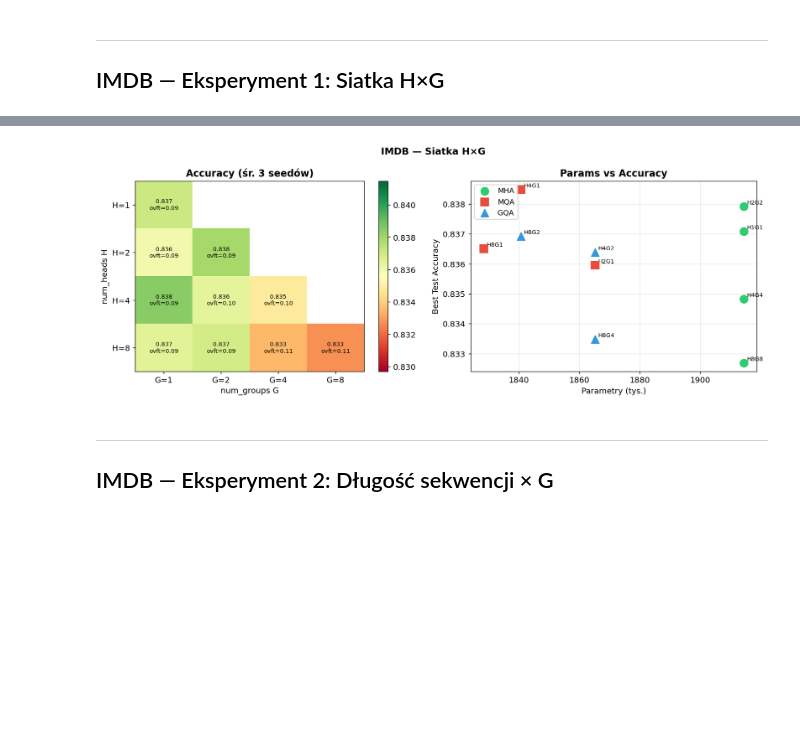
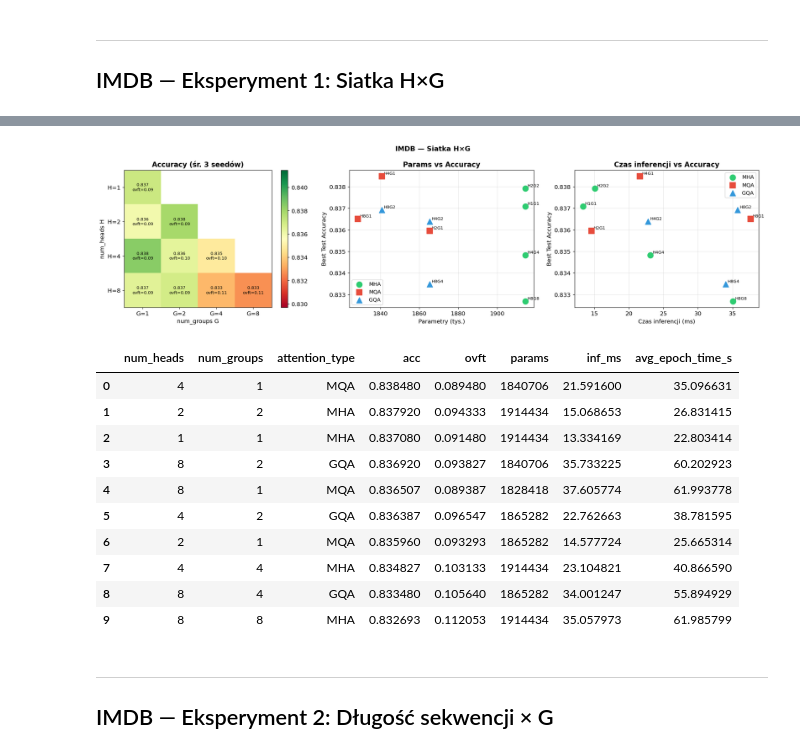
Before and after one commit to mikolaj-olesinski/Deep-Neural-Networks-PWR, a Jupyter notebook: lab12/lista12_wyniki_analiza.ipynb, the cells around one changed output, grey strips where cells are left out. Cells and saved outputs as stored; diff of their text form; code cells hidden in the pictures; blank space fills up the shorter version.

```diff
--- a/lab12/lista12_wyniki_analiza.ipynb
+++ b/lab12/lista12_wyniki_analiza.ipynb
@@ -43,11 +44,13 @@ InsectWingbeat ukończone: 33
 exp1 = df_imdb[df_imdb['run_name'].str.startswith('grid_')].copy()
 
 grid = exp1.groupby(['num_heads', 'num_groups', 'attention_type']).agg(
-    acc  = ('best_test_acc', 'mean'),
-    ovft = ('overfitting_gap', 'mean'),
+    acc    = ('best_test_acc', 'mean'),
+    ovft   = ('overfitting_gap', 'mean'),
     params = ('num_params', 'first'),
+    inf_ms = ('inference_time_ms', 'mean'),
+    avg_epoch_time_s = ('avg_epoch_time_s', 'mean'),
 ).reset_index()
 
-print(grid[['num_heads','num_groups','attention_type','acc','ovft','params']]
-      .sort_values('acc', ascending=False).to_string(index=False))
+display(grid[['num_heads','num_groups','attention_type','acc','ovft','params','inf_ms', 'avg_epoch_time_s']]
+        .sort_values('acc', ascending=False).reset_index(drop=True))
 # %% [output]
@@ -66,7 +69,7 @@ print(grid[['num_heads','num_groups','attention_type','acc','ovft','params']]
 H_vals = sorted(exp1['num_heads'].dropna().unique().astype(int))
 G_vals = sorted(exp1['num_groups'].dropna().unique().astype(int))
 
-fig, (ax1, ax2) = plt.subplots(1, 2, figsize=(13, 5))
+fig, (ax1, ax2, ax3) = plt.subplots(1, 3, figsize=(18, 5))
 
 # --- 1. Heatmapa accuracy ---
 mat_acc  = np.full((len(H_vals), len(G_vals)), np.nan)
@@ -86,46 +89,73 @@ ax1.set_title('Accuracy (śr. 3 seedów)', fontweight='bold')
 ax1.set_xlabel('num_groups G'); ax1.set_ylabel('num_heads H')
 plt.colorbar(im, ax=ax1, format='%.3f')
 
 for i in range(len(H_vals)):
     for j in range(len(G_vals)):
         v = mat_acc[i, j]
         if not np.isnan(v):
             rel = (v - vmin) / (vmax - vmin)
             clr = 'black' if 0.25 < rel < 0.75 else 'white'
-            # overfitting gap jako małe podpisy
             ovft_str = f'\novft={mat_ovft[i,j]:.2f}' if not np.isnan(mat_ovft[i,j]) else ''
-            ax1.text(j, i, f'{v:.3f}{ovft_str}', ha='center', va='center',
-                     fontsize=8, color=clr)
+            ax1.text(j, i, f'{v:.3f}{ovft_str}', ha='center', va='center', fontsize=8, color=clr)
 
-# --- 2. Parametry vs Accuracy ---
+# --- 2. Params vs Accuracy ---
 for _, row in grid.iterrows():
     at = row.attention_type
     marker = 'o' if at == 'MHA' else ('s' if at == 'MQA' else '^')
     ax2.scatter(row.params / 1000, row.acc, s=120, marker=marker,
                 color=COLORS.get(at, 'gray'), zorder=5, label=at)
     ax2.annotate(f'H{int(row.num_heads)}G{int(row.num_groups)}',
-                 (row.params / 1000, row.acc),
-                 xytext=(4, 3), textcoords='offset points', fontsize=8)
+                 (row.params / 1000, row.acc), xytext=(4, 3),
+                 textcoords='offset points', fontsize=8)
 
-ax2.set_xlabel('Parametry (tys.)')
-ax2.set_ylabel('Best Test Accuracy')
+ax2.set_xlabel('Parametry (tys.)'); ax2.set_ylabel('Best Test Accuracy')
 ax2.set_title('Params vs Accuracy', fontweight='bold')
 ax2.grid(True, alpha=0.3)
-
-# legenda bez duplikatów
 handles, labels = ax2.get_legend_handles_labels()
 seen = {}; uniq_h, uniq_l = [], []
 for h, l in zip(handles, labels):
-    if l not in seen:
-        seen[l] = True; uniq_h.append(h); uniq_l.append(l)
+    if l not in seen: seen[l] = True; uniq_h.append(h); uniq_l.append(l)
 ax2.legend(uniq_h, uniq_l, fontsize=10)
+
+# --- 3. Czas inferencji vs Accuracy ---
+for _, row in grid.iterrows():
+    at = row.attention_type
+    marker = 'o' if at == 'MHA' else ('s' if at == 'MQA' else '^')
+    ax3.scatter(row.inf_ms, row.acc, s=120, marker=marker,
+                color=COLORS.get(at, 'gray'), zorder=5, label=at)
+    ax3.annotate(f'H{int(row.num_heads)}G{int(row.num_groups)}',
+                 (row.inf_ms, row.acc), xytext=(4, 3),
+                 textcoords='offset points', fontsize=8)
+
+ax3.set_xlabel('Czas inferencji (ms)'); ax3.set_ylabel('Best Test Accuracy')
+ax3.set_title('Czas inferencji vs Accuracy', fontweight='bold')
+ax3.grid(True, alpha=0.3)
+handles, labels = ax3.get_legend_handles_labels()
+seen = {}; uniq_h, uniq_l = [], []
+for h, l in zip(handles, labels):
+    if l not in seen: seen[l] = True; uniq_h.append(h); uniq_l.append(l)
+ax3.legend(uniq_h, uniq_l, fontsize=10)
 
 plt.suptitle('IMDB — Siatka H×G', fontsize=13, fontweight='bold')
 plt.tight_layout()
 plt.savefig('wyniki_imdb_exp1.png', dpi=150, bbox_inches='tight')
 plt.show()
+
+display(grid[['num_heads','num_groups','attention_type','acc','ovft','params','inf_ms', 'avg_epoch_time_s']]
+        .sort_values('acc', ascending=False).reset_index(drop=True))
 # %% [output]
-[figure, old version]
+[figure, new version]
+|  | num_heads | num_groups | attention_type | acc | ovft | params | inf_ms | avg_epoch_time_s |
+| 0 | 4 | 1 | MQA | 0.838480 | 0.089480 | 1840706 | 21.591600 | 35.096631 |
+| 1 | 2 | 2 | MHA | 0.837920 | 0.094333 | 1914434 | 15.068653 | 26.831415 |
+| 2 | 1 | 1 | MHA | 0.837080 | 0.091480 | 1914434 | 13.334169 | 22.803414 |
+| 3 | 8 | 2 | GQA | 0.836920 | 0.093827 | 1840706 | 35.733225 | 60.202923 |
+| 4 | 8 | 1 | MQA | 0.836507 | 0.089387 | 1828418 | 37.605774 | 61.993778 |
+| 5 | 4 | 2 | GQA | 0.836387 | 0.096547 | 1865282 | 22.762663 | 38.781595 |
+| 6 | 2 | 1 | MQA | 0.835960 | 0.093293 | 1865282 | 14.577724 | 25.665314 |
+| 7 | 4 | 4 | MHA | 0.834827 | 0.103133 | 1914434 | 23.104821 | 40.866590 |
+| 8 | 8 | 4 | GQA | 0.833480 | 0.105640 | 1865282 | 34.001247 | 55.894929 |
+| 9 | 8 | 8 | MHA | 0.832693 | 0.112053 | 1914434 | 35.057973 | 61.985799 |
 # %% [markdown]
 ---
 ## IMDB — Eksperyment 2: Długość sekwencji × G
```
Also changed, not shown: parts of 15 cells of this notebook, 13 other files.
